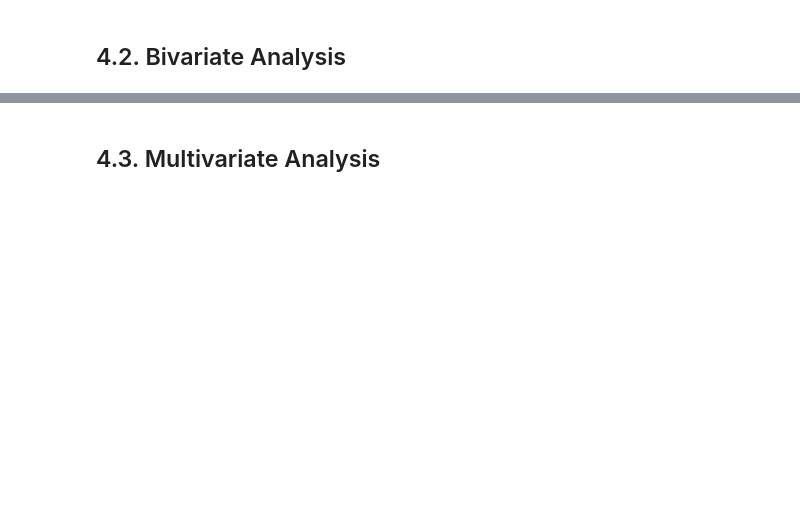
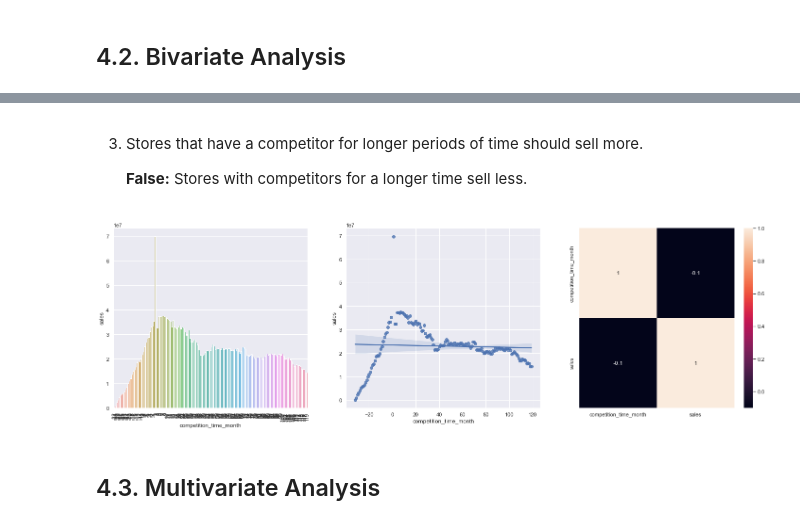
Before and after one commit to m4theus4ndr4de/regression-rossmann, a Jupyter notebook: store_sales_prediction.ipynb, the cells around one changed output, grey strips where cells are left out. Drawn from its saved outputs; the diff is of its cells as text; code cells hidden in the pictures; blank space fills up the shorter version.

```diff
--- a/store_sales_prediction.ipynb
+++ b/store_sales_prediction.ipynb
@@ -538,2 +556,20 @@ sns.kdeplot(df4[df4['assortment'] == 'extra']['sales'], label='extra', fill=True
+# %% [markdown]
+3. Stores that have a competitor for longer periods of time should sell more.
+
+    **False:** Stores with competitors for a longer time sell less.
+# %%
+plt.subplot(1, 3, 1)
+aux1 = df4[['competition_time_month', 'sales']].groupby('competition_time_month').sum().reset_index()
+aux2 = aux1[(aux1['competition_time_month'] < 120) & (aux1['competition_time_month'] != 0)]
+sns.barplot(x='competition_time_month', y='sales', data=aux2);
+plt.xticks(rotation=90);
+
+plt.subplot(1, 3, 2)
+sns.regplot(x='competition_time_month', y='sales', data=aux2);
+
+plt.subplot(1, 3, 3)
+sns.heatmap(aux1.corr(method='pearson'), annot=True);
+# %% [output]
+[figure, added]
 # %% [markdown]
 ## 4.3. Multivariate Analysis
```
Also changed, not shown: parts of 13 cells of this notebook.
